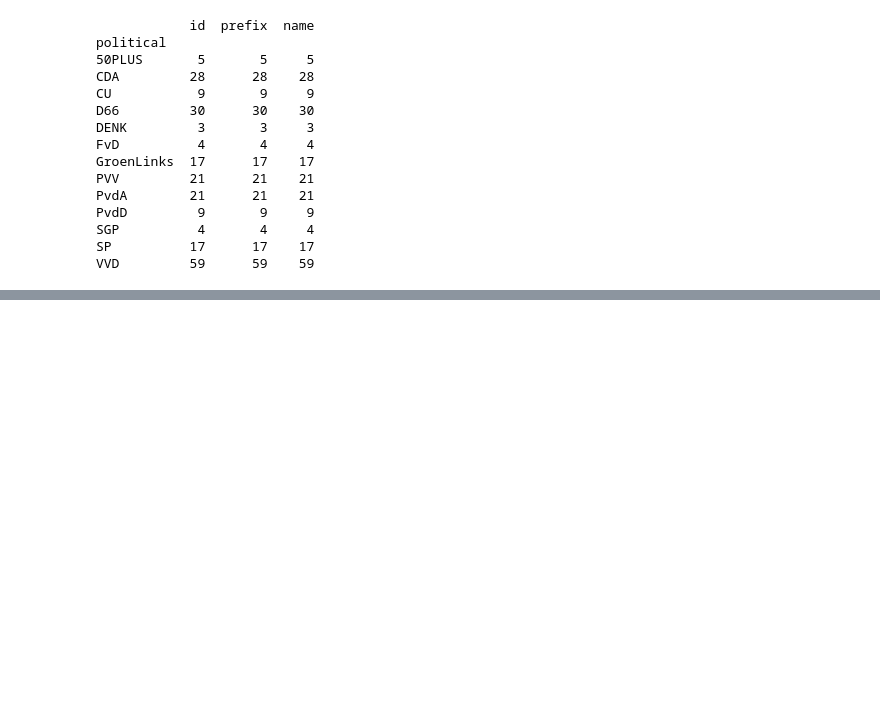
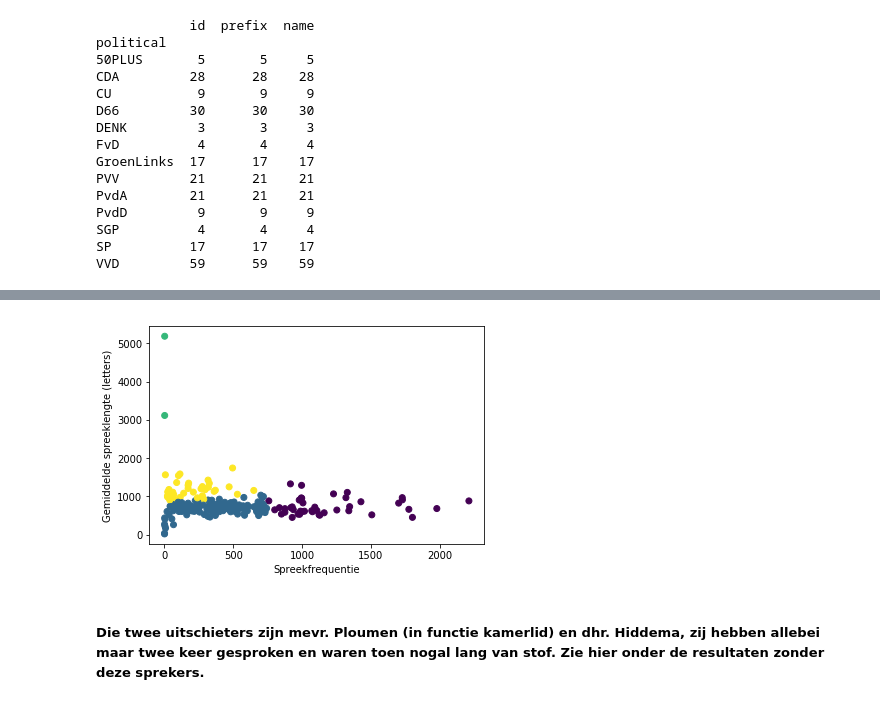
Before and after one commit to dvkeulen/TWISMachineLearning, a Jupyter notebook: Eindopdracht 1/Eindopdracht_1.ipynb, the cells around one changed output, grey strips where cells are left out. Cells and saved outputs as stored; diff of their text form; code cells hidden in the pictures; blank space fills up the shorter version.

```diff
--- a/Eindopdracht 1/Eindopdracht_1.ipynb
+++ b/Eindopdracht 1/Eindopdracht_1.ipynb
@@ -228,0 +185,3 @@ clusters[:]
+# %%
+n = kmSpeakers['prefix'].nunique()
+kmSpeakers['predicted'] = KMeans(n_clusters=n, random_state=0).fit_predict(kmSpeakers[['nTurns','mTurnLength']])
@@ -228,0 +203,9 @@ clusters[:]
+# %%
+plt.scatter(kmSpeakers['nTurns'],kmSpeakers['mTurnLength'], c = kmSpeakers['predicted'])
+plt.xlabel('Spreekfrequentie')
+plt.ylabel('Gemiddelde spreeklengte (letters)')
+plt.show()
+# %% [output]
+[figure, added]
+# %% [markdown]
+##### Die twee uitschieters zijn mevr. Ploumen (in functie kamerlid) en dhr. Hiddema, zij hebben allebei maar twee keer gesproken en waren toen nogal lang van stof. Zie hier onder de resultaten zonder deze sprekers.
```
Also changed, not shown: parts of 41 cells of this notebook, 1 other file.
